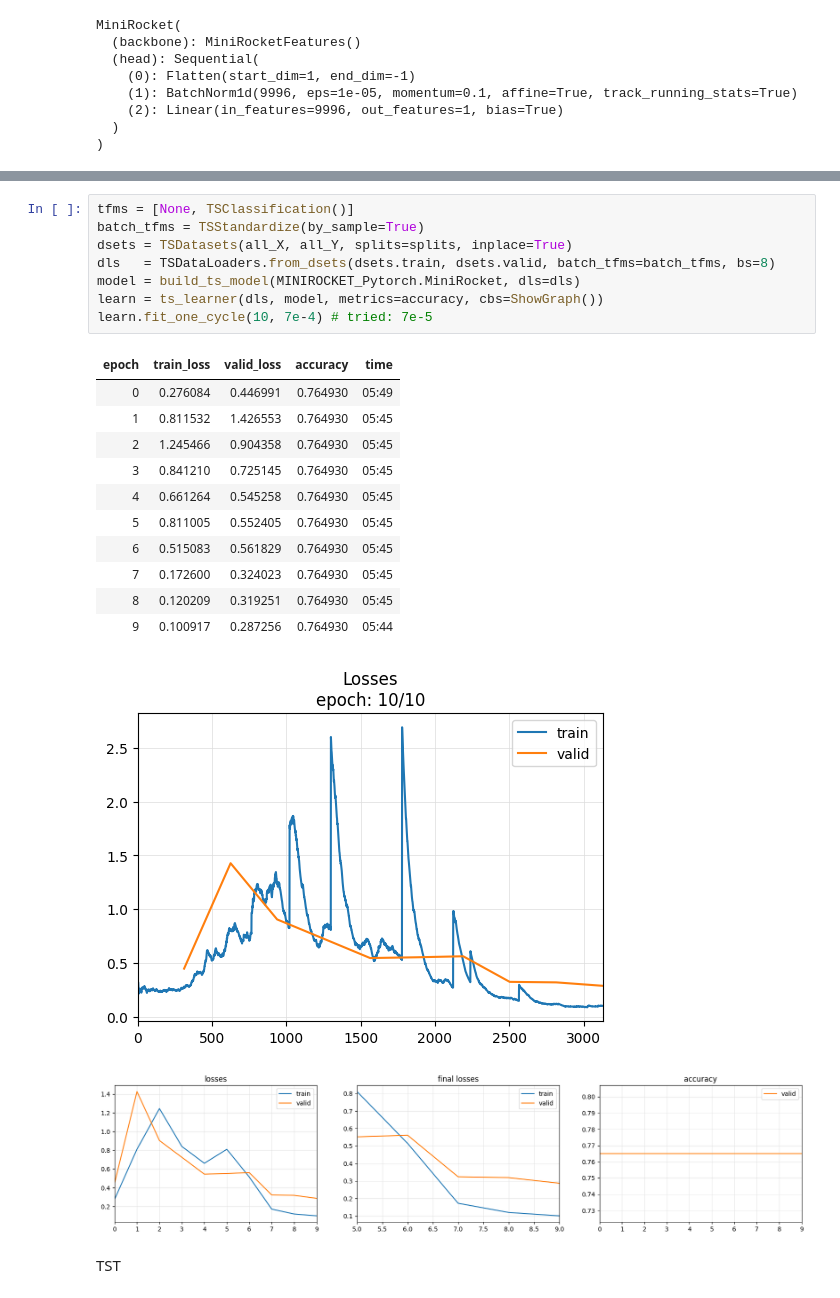
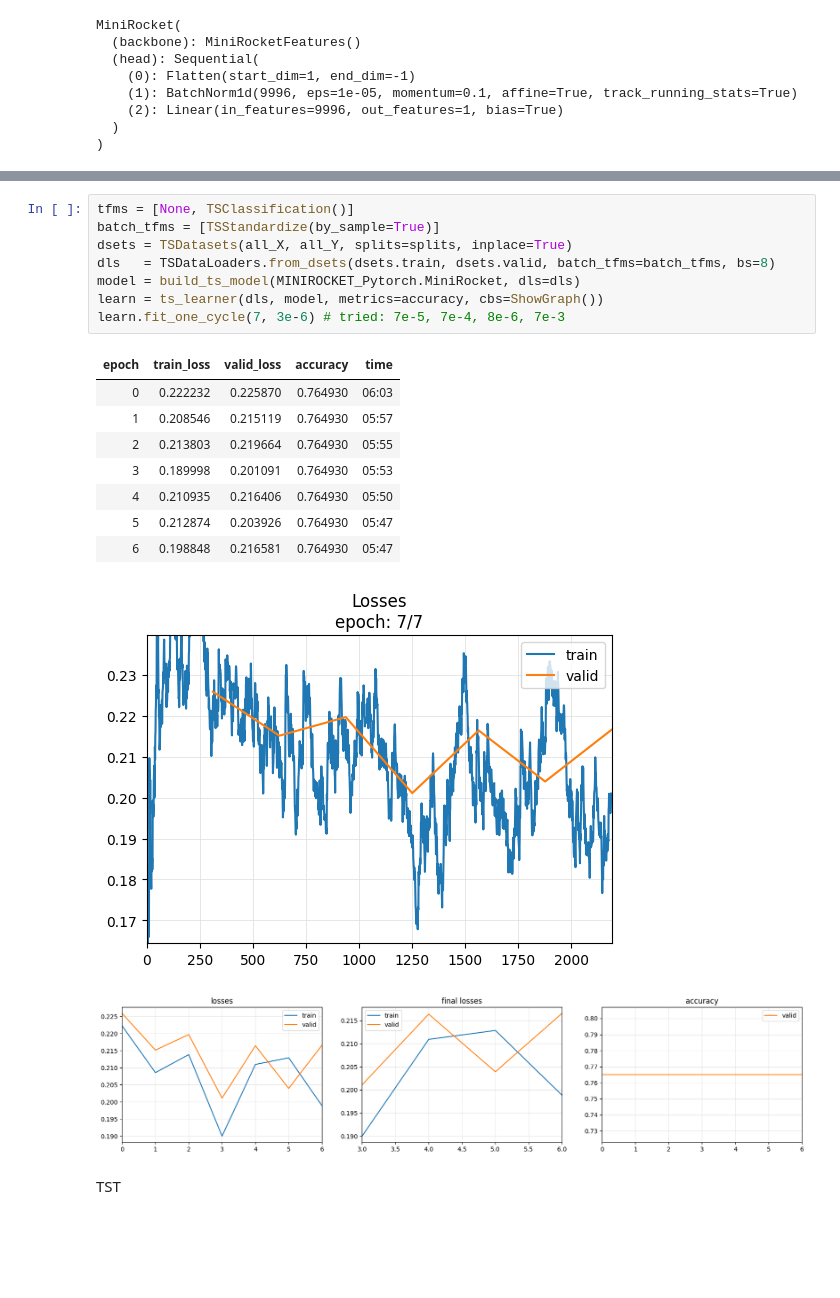
Before and after one commit to lwachowiak/HRI-Error-Detection-STAI, a Jupyter notebook: code/testing.ipynb, the cells around one changed output, grey strips where cells are left out. Cells and saved outputs as stored; diff of their text form; blank space fills up the shorter version.

```diff
--- a/code/testing.ipynb
+++ b/code/testing.ipynb
@@ -170,25 +165,22 @@ learn.fit_one_cycle(10, 7e-5) # tried: 7e-5
 # %%
 tfms = [None, TSClassification()]
-batch_tfms = TSStandardize(by_sample=True)
+batch_tfms = [TSStandardize(by_sample=True)]
 dsets = TSDatasets(all_X, all_Y, splits=splits, inplace=True)
 dls   = TSDataLoaders.from_dsets(dsets.train, dsets.valid, batch_tfms=batch_tfms, bs=8)
 model = build_ts_model(MINIROCKET_Pytorch.MiniRocket, dls=dls)
 learn = ts_learner(dls, model, metrics=accuracy, cbs=ShowGraph())
-learn.fit_one_cycle(10, 7e-4) # tried: 7e-5
+learn.fit_one_cycle(7, 3e-6) # tried: 7e-5, 7e-4, 8e-6, 7e-3
 # %% [output]
 | epoch | train_loss | valid_loss | accuracy | time |
-| 0 | 0.276084 | 0.446991 | 0.764930 | 05:49 |
-| 1 | 0.811532 | 1.426553 | 0.764930 | 05:45 |
-| 2 | 1.245466 | 0.904358 | 0.764930 | 05:45 |
-| 3 | 0.841210 | 0.725145 | 0.764930 | 05:45 |
-| 4 | 0.661264 | 0.545258 | 0.764930 | 05:45 |
-| 5 | 0.811005 | 0.552405 | 0.764930 | 05:45 |
-| 6 | 0.515083 | 0.561829 | 0.764930 | 05:45 |
-| 7 | 0.172600 | 0.324023 | 0.764930 | 05:45 |
-| 8 | 0.120209 | 0.319251 | 0.764930 | 05:45 |
-| 9 | 0.100917 | 0.287256 | 0.764930 | 05:44 |
+| 0 | 0.222232 | 0.225870 | 0.764930 | 06:03 |
+| 1 | 0.208546 | 0.215119 | 0.764930 | 05:57 |
+| 2 | 0.213803 | 0.219664 | 0.764930 | 05:55 |
+| 3 | 0.189998 | 0.201091 | 0.764930 | 05:53 |
+| 4 | 0.210935 | 0.216406 | 0.764930 | 05:50 |
+| 5 | 0.212874 | 0.203926 | 0.764930 | 05:47 |
+| 6 | 0.198848 | 0.216581 | 0.764930 | 05:47 |
-[figure, old version]
+[figure, new version]
-[figure, old version]
+[figure, new version]
 # %% [markdown]
 TST
 # %%
```
Also changed, not shown: parts of 4 cells of this notebook, 2 other files.
